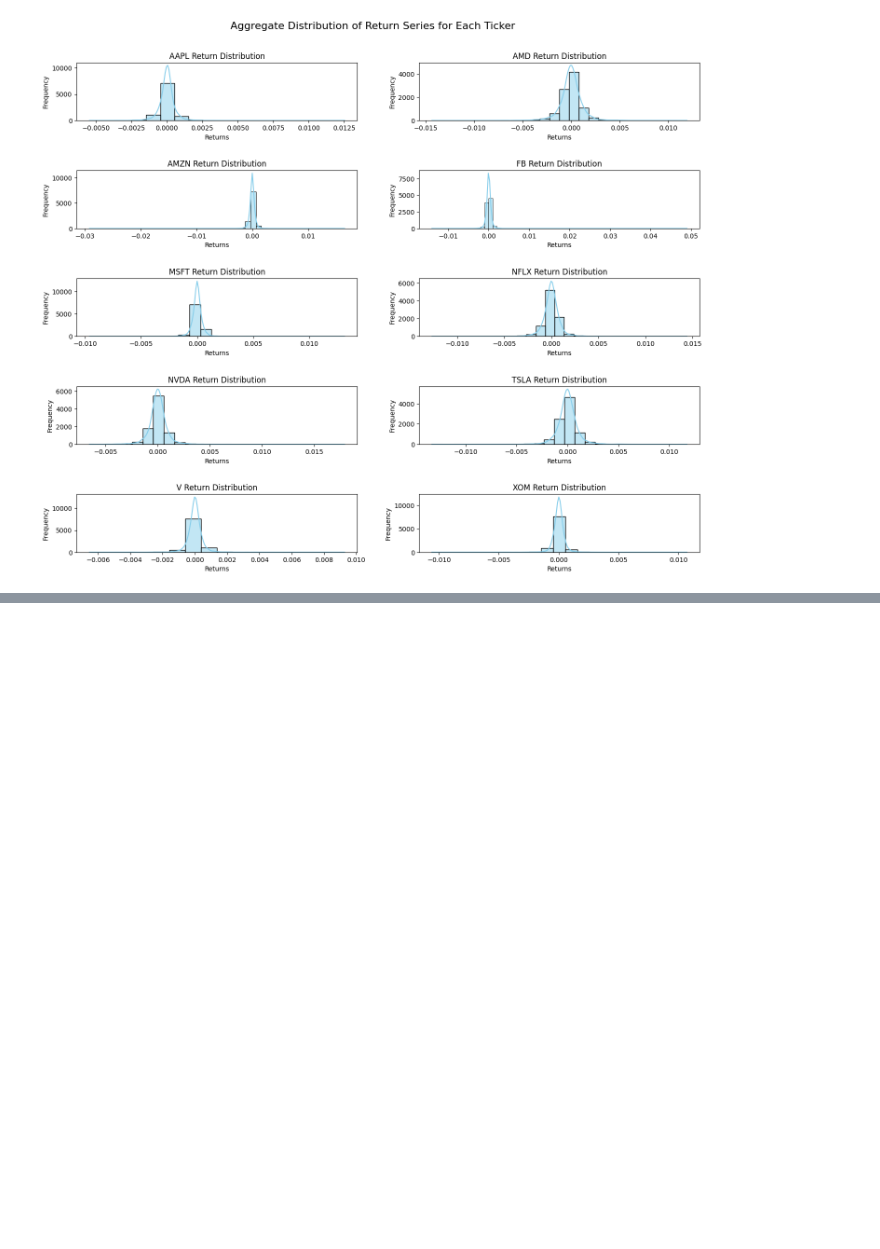
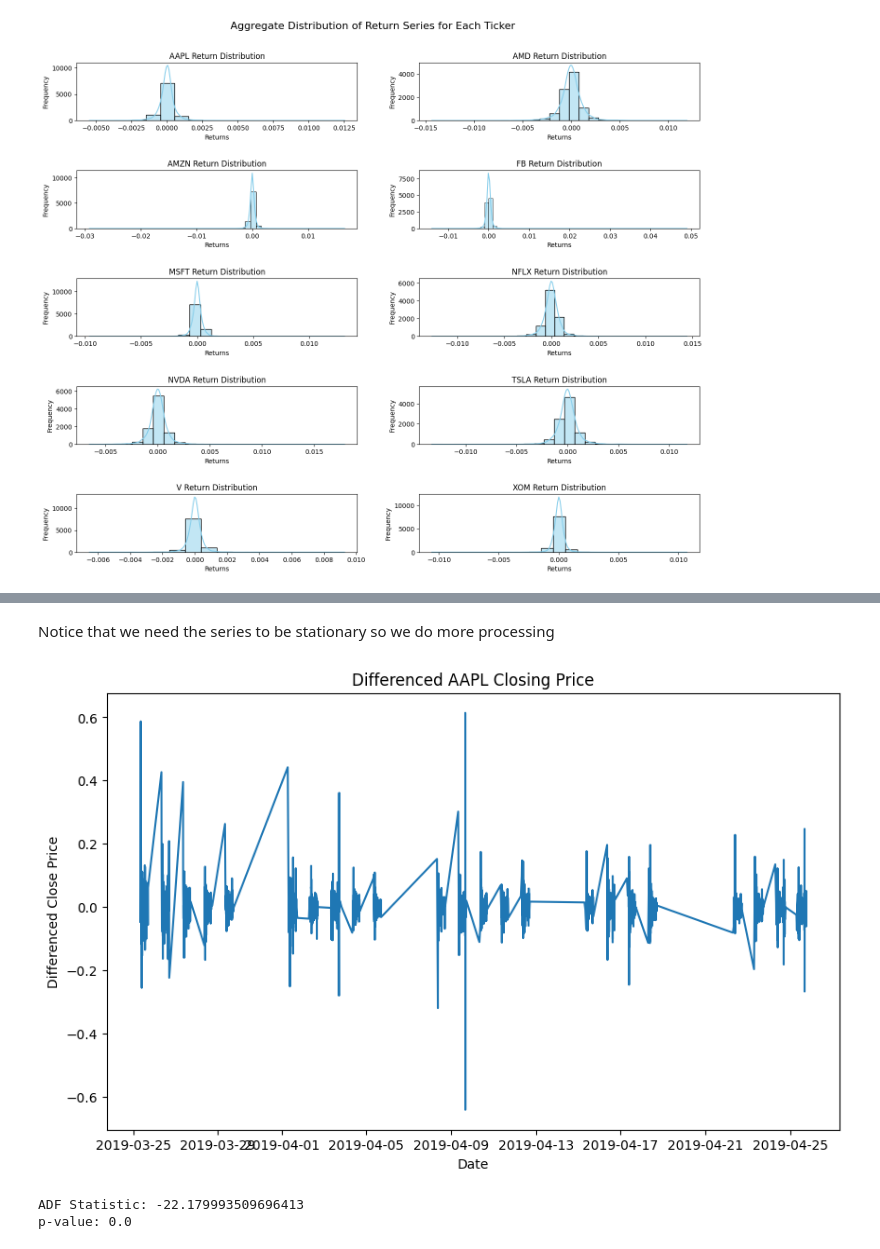
Before and after one commit to danshinn04/stock-price-prediction, a Jupyter notebook: 4a+b+visualisation.ipynb, the cells around one changed output, grey strips where cells are left out. Cells and saved outputs as stored; diff of their text form; code cells hidden in the pictures; blank space fills up the shorter version.

```diff
--- a/4a+b+visualisation.ipynb
+++ b/4a+b+visualisation.ipynb
@@ -512,0 +624,22 @@ plt.show()
+# %% [markdown]
+Notice that we need the series to be stationary so we do more processing
+# %%
+# Differencing the series
+diff_series = series.diff().dropna()
+
+# Plot the differenced series
+plt.figure(figsize=(10, 6))
+plt.plot(diff_series)
+plt.title('Differenced AAPL Closing Price')
+plt.xlabel('Date')
+plt.ylabel('Differenced Close Price')
+plt.show()
+
+# Re-run the ADF test on the differenced data
+result_diff = adfuller(diff_series)
+print(f'ADF Statistic: {result_diff[0]}')
+print(f'p-value: {result_diff[1]}')
+# %% [output]
+[figure, added]
+ADF Statistic: -22.179993509696413
+p-value: 0.0
```
Also changed, not shown: parts of 19 cells of this notebook, 1 other file.
